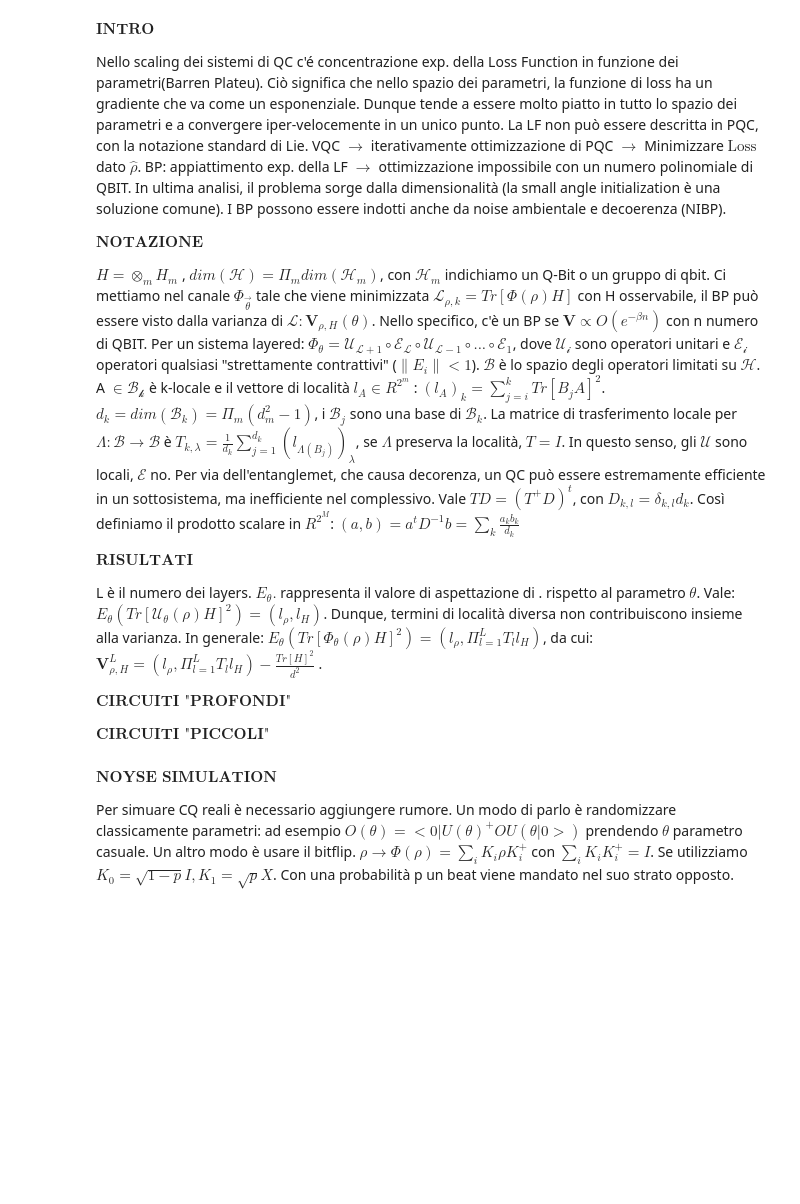
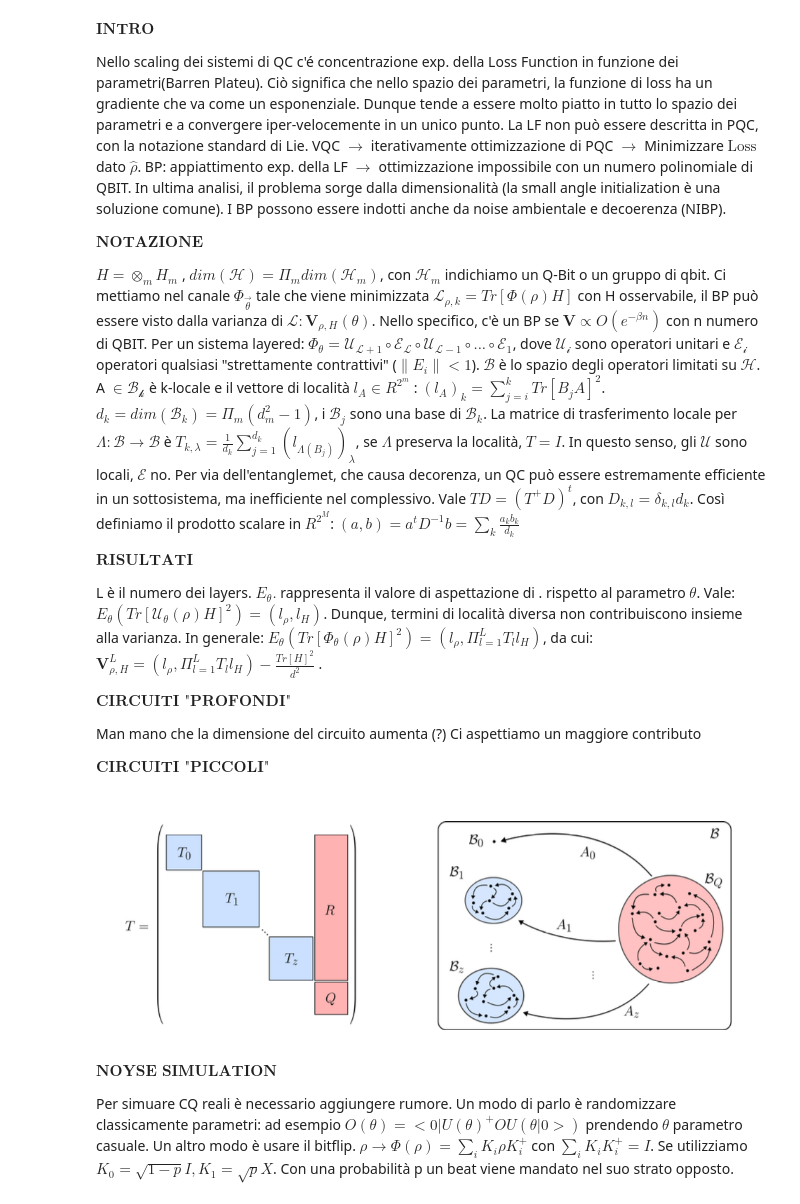
Before and after one commit to sebastianopian/QC.exam, a Jupyter notebook: 00project.ipynb, the cells around one changed output. Drawn from its saved outputs; the diff is of its cells as text; code cells hidden in the pictures; blank space fills up the shorter version.

```diff
--- a/00project.ipynb
+++ b/00project.ipynb
@@ -24,10 +24,18 @@ $\textbf{V}_{\rho,H}^L = (l_{\rho}, \Pi_{l=1}^{L}T_l l_H) -\frac{Tr[H]^2}{d^2}$
 
 $\textbf{CIRCUITI "PROFONDI"}$
 
-
+Man mano che la dimensione del circuito aumenta (?) Ci aspettiamo un maggiore contributo
 
 
 $\textbf{CIRCUITI "PICCOLI"}$
+# %%
+from IPython.display import Image, display
+
+# Percorso all'immagine
+img_path = "/Users/sebastianopian/Documents/Uni/Magistrale/Qc/Screenshot 2025-01-22 alle 11.21.30.png"
+display(Image(filename=img_path))
+# %% [output]
+[figure, added]
 # %% [markdown]
 $\textbf{NOYSE SIMULATION}$
 
```
Also changed, not shown: 29 other files.
